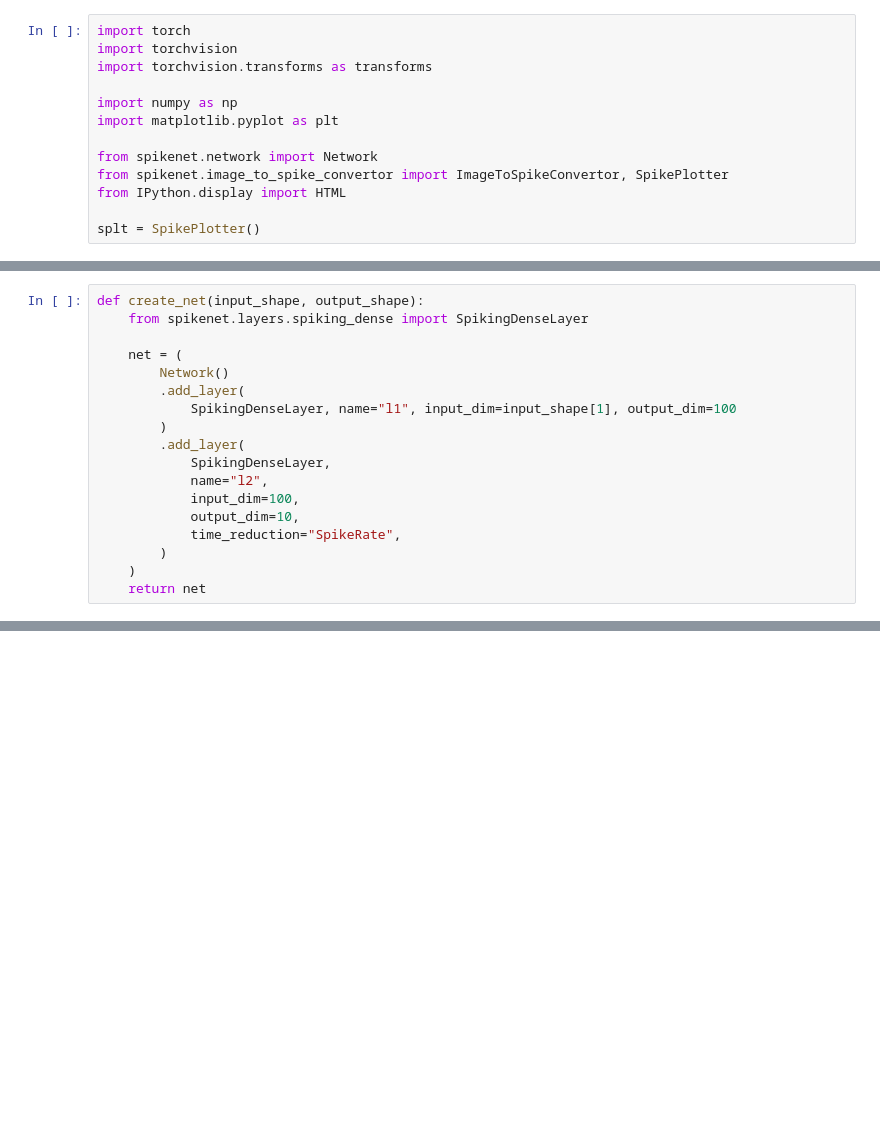
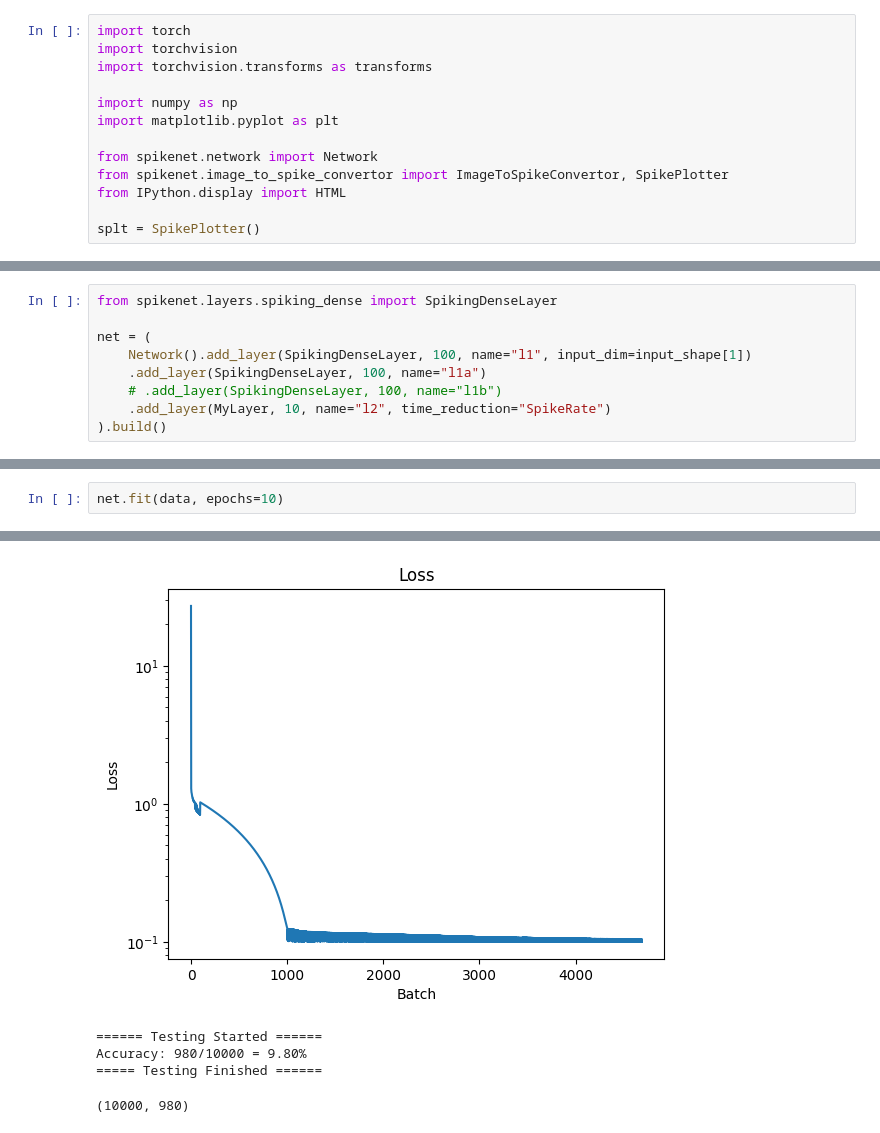
Before and after one commit to ArefMq/action-recognition-via-snn, a Jupyter notebook: SimpleSpikingNetwork.ipynb, the cells around one changed output, grey strips where cells are left out. Drawn from its saved outputs; the diff is of its cells as text; blank space fills up the shorter version.

```diff
--- a/SimpleSpikingNetwork.ipynb
+++ b/SimpleSpikingNetwork.ipynb
@@ -72,18 +73,9 @@ data.describe()
 # %%
-def create_net(input_shape, output_shape):
-    from spikenet.layers.spiking_dense import SpikingDenseLayer
+from spikenet.layers.spiking_dense import SpikingDenseLayer
 
-    net = (
-        Network()
-        .add_layer(
-            SpikingDenseLayer, name="l1", input_dim=input_shape[1], output_dim=100
-        )
-        .add_layer(
-            SpikingDenseLayer,
-            name="l2",
-            input_dim=100,
-            output_dim=10,
-            time_reduction="SpikeRate",
-        )
-    )
-    return net
+net = (
+    Network().add_layer(SpikingDenseLayer, 100, name="l1", input_dim=input_shape[1])
+    .add_layer(SpikingDenseLayer, 100, name="l1a")
+    # .add_layer(SpikingDenseLayer, 100, name="l1b")
+    .add_layer(MyLayer, 10, name="l2", time_reduction="SpikeRate")
+).build()
@@ -101,0 +131,3 @@ HTML(res)
+# %%
+net.fit(data, epochs=10)
+# %% [output]
@@ -101,0 +146,5 @@ HTML(res)
+[figure, added]
+====== Testing Started ======
+Accuracy: 980/10000 = 9.80%
+===== Testing Finished ======
+(10000, 980)
```
Also changed, not shown: parts of 21 cells of this notebook, 11 other files.
